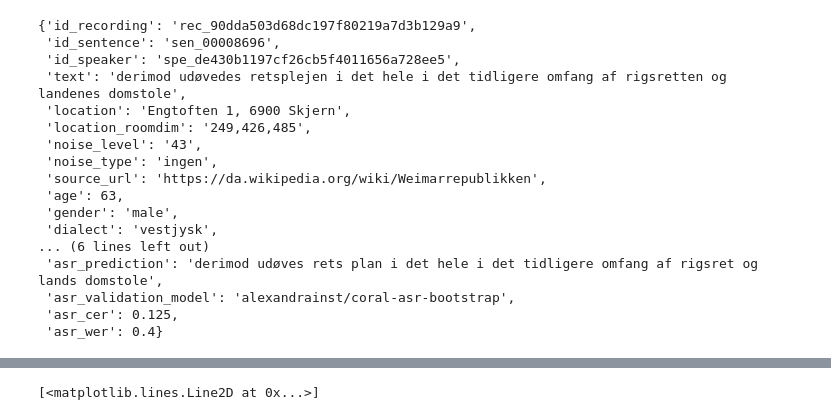
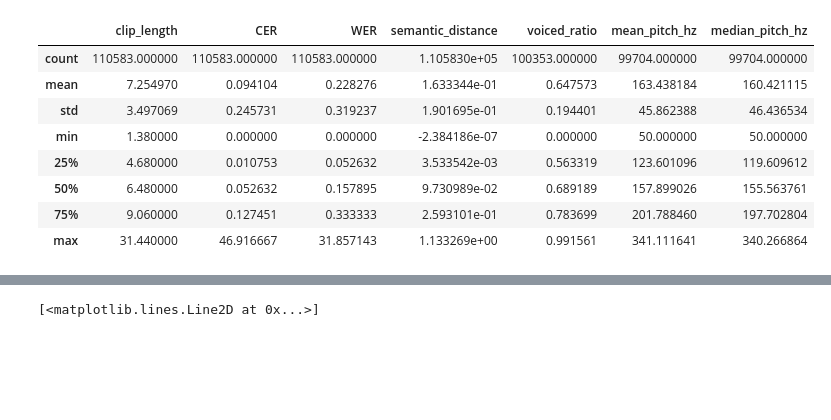
Before and after one commit to jhoffe/master_thesis, a Jupyter notebook: notebooks/evaluate_model.ipynb, the cells around one changed output, grey strips where cells are left out. Saved outputs shown, nothing was run; the diff lists cells and outputs as text; code cells hidden in the pictures; blank space fills up the shorter version.

```diff
--- a/notebooks/evaluate_model.ipynb
+++ b/notebooks/evaluate_model.ipynb
@@ -26,6 +26,11 @@ def load_from_parquet(parquet_path: Path) -> pd.DataFrame:
 df = load_from_parquet(Path("../reports/metrics/combined_detailed_results_with_embeddings.parquet"))
 
 # load dataset for evaluation
-evaluation_dataset = Dataset.load_from_disk("../data/huggingface/datasets/test-sets/CoRal-project--coral-v2-read_aloud-test-unfiltered")
+df_coral = pd.read_csv(Path("../reports/metrics/coral-processed.csv"))
+df_fleurs = pd.read_csv(Path("../reports/metrics/fleurs-processed.csv"))
 
-df.head()
+df_combined = pd.concat([df_coral, df_fleurs], ignore_index=True)
+
+df_combined.describe()
+
+evaluation_dataset = Dataset.load_from_disk("../data/huggingface/datasets/test-sets/google--fleurs-da_dk-test-unfiltered")
@@ -39,20 +37,15 @@ df.head()
-# %%
-evaluation_dataset[0]
-# %% [output]
-{'id_recording': 'rec_90dda503d68dc197f80219a7d3b129a9',
- 'id_sentence': 'sen_00008696',
- 'id_speaker': 'spe_de430b1197cf26cb5f4011656a728ee5',
- 'text': 'derimod udøvedes retsplejen i det hele i det tidligere omfang af rigsretten og landenes domstole',
- 'location': 'Engtoften 1, 6900 Skjern',
- 'location_roomdim': '249,426,485',
- 'noise_level': '43',
- 'noise_type': 'ingen',
- 'source_url': 'https://da.wikipedia.org/wiki/Weimarrepublikken',
- 'age': 63,
- 'gender': 'male',
- 'dialect': 'vestjysk',
-... (6 lines left out)
- 'asr_prediction': 'derimod udøves rets plan i det hele i det tidligere omfang af rigsret og lands domstole',
- 'asr_validation_model': 'alexandrainst/coral-asr-bootstrap',
- 'asr_cer': 0.125,
- 'asr_wer': 0.4}
+# %%
+# add the data from df_combined (voiced_ratio, mean_pitch_hz, median_pitch_hz) to df based on id
+df = df.merge(df_combined[["id", "voiced_ratio", "mean_pitch_hz", "median_pitch_hz"]], on="id", how="left")
+# %%
+df.describe()
+# %% [output]
+|  | clip_length | CER | WER | semantic_distance | voiced_ratio | mean_pitch_hz | median_pitch_hz |
+| count | 110583.000000 | 110583.000000 | 110583.000000 | 1.105830e+05 | 100353.000000 | 99704.000000 | 99704.000000 |
+| mean | 7.254970 | 0.094104 | 0.228276 | 1.633344e-01 | 0.647573 | 163.438184 | 160.421115 |
+| std | 3.497069 | 0.245731 | 0.319237 | 1.901695e-01 | 0.194401 | 45.862388 | 46.436534 |
+| min | 1.380000 | 0.000000 | 0.000000 | -2.384186e-07 | 0.000000 | 50.000000 | 50.000000 |
+| 25% | 4.680000 | 0.010753 | 0.052632 | 3.533542e-03 | 0.563319 | 123.601096 | 119.609612 |
+| 50% | 6.480000 | 0.052632 | 0.157895 | 9.730989e-02 | 0.689189 | 157.899026 | 155.563761 |
+| 75% | 9.060000 | 0.127451 | 0.333333 | 2.593101e-01 | 0.783699 | 201.788460 | 197.702804 |
+| max | 31.440000 | 46.916667 | 31.857143 | 1.133269e+00 | 0.991561 | 341.111641 | 340.266864 |
```
Also changed, not shown: parts of 8 cells of this notebook, 3 other files.
